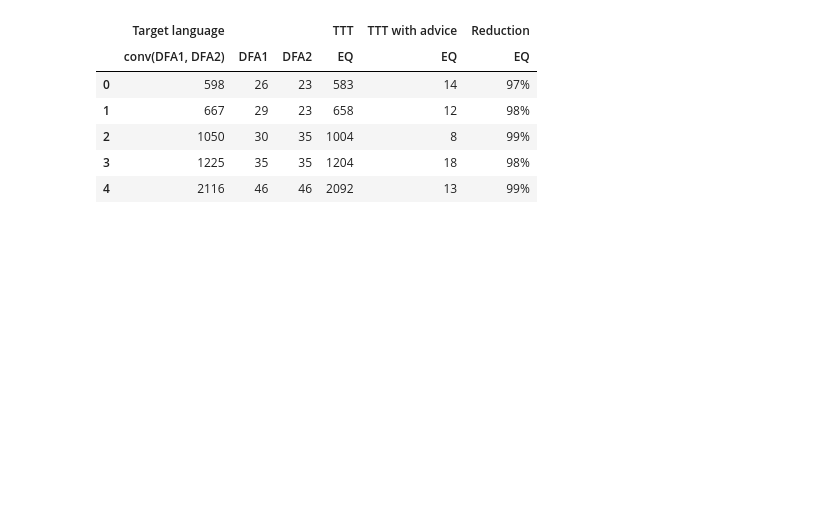
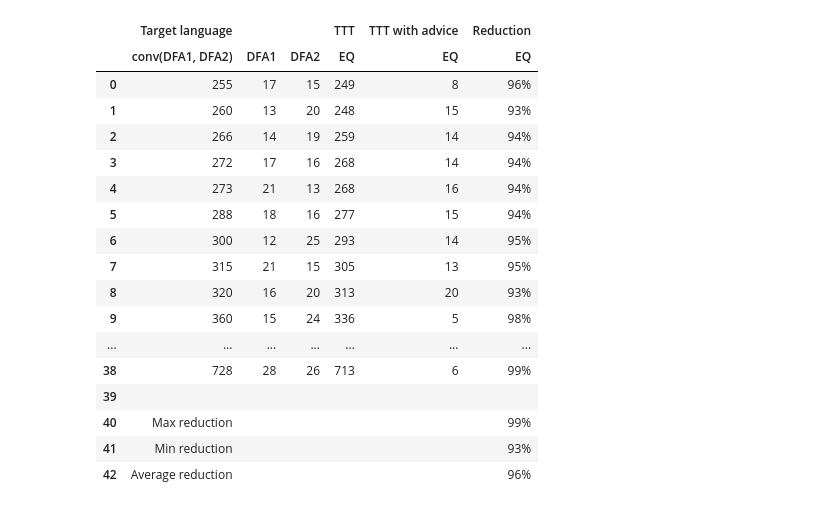
Before and after one commit to michalfica/Learning-automata-with-SRS-, a Jupyter notebook: test_algorithm/TTT/TTTExamples.ipynb, the cells around one changed output. Drawn from its saved outputs; the diff is of its cells as text; code cells hidden in the pictures; blank space fills up the shorter version.

```diff
--- a/test_algorithm/TTT/TTTExamples.ipynb
+++ b/test_algorithm/TTT/TTTExamples.ipynb
@@ -59,4 +64,9 @@ class Record:
 
     def print_target(self):
         print(self.target.print_complete_description())
+# %%
+def getNumberofEQ(s):
+    for l in s.splitlines():
+        if l.startswith("Learning rounds"):
+            return l.split()[-1]
 # %%
@@ -189,25 +217,63 @@ def create_table(columns, data):
+# %%
+def create_table(columns, data):
+    columns = pd.MultiIndex.from_tuples(columns)
+    df = pd.DataFrame(data, columns=columns)
+
+    avg_eq_red = df[(('Reduction', 'EQ'))].mean()
+    max_eq_red = df[(('Reduction', 'EQ'))].max()
+    min_eq_red = df[(('Reduction', 'EQ'))].min()
+    empty_row = pd.DataFrame([[""] * df.shape[1]], columns=df.columns)
+
+    def set_params(row, params):
+        for k, v in params:
+            row[columns[k]] = v
+
+    max_red_row = copy.deepcopy(empty_row)
+    set_params(row=max_red_row, params=[(0, "Max reduction"), (-1, int(max_eq_red))])
+    min_red_row = copy.deepcopy(empty_row)
+    set_params(row=min_red_row, params=[(0, "Min reduction"), (-1, int(min_eq_red))])
+    avg_red_row = copy.deepcopy(empty_row)
+    set_params(row=avg_red_row, params=[(0, "Average reduction"), (-1, int(avg_eq_red))])
+
+    rows = [empty_row, max_red_row, min_red_row, avg_red_row]
+    for row in rows:
+        df = pd.concat([df, row], ignore_index=True)
+
+    df[('Reduction', 'EQ')] = df[('Reduction', 'EQ')].apply(lambda x: f'{x}%' if isinstance(x, int) else x)
+    return df
 # %%
-eqs = [583, 658, 1004, 1204, 2092]
-eqs_as = [14, 12, 8, 18, 13]
-red = ((np.array(eqs) - np.array(eqs_as)) / np.array(eqs)) * 100
+ttt_eqs = [r.ttt_eq for r in results]
+ttt_wa_eqs = [r.ttt_wa_eq for r in results]
+red = ((np.array(ttt_eqs) - np.array(ttt_wa_eqs)) / np.array(ttt_eqs)) * 100
 
 columns = [('Target language', 'conv(DFA1, DFA2)'), ('Target language', 'DFA1'), ('Target language', 'DFA2'), ('TTT', 'EQ'), ('TTT with advice', 'EQ'), ('Reduction', 'EQ')]
 data = {
     columns[0]: [r.conv for r in results],
     columns[1]: [r.d1 for r in results],
     columns[2]: [r.d2 for r in results],
-    columns[3]: [583, 658, 1004, 1204, 2092],
-    columns[4]: [14, 12, 8, 18, 13],
+    columns[3]: ttt_eqs,
+    columns[4]: ttt_wa_eqs,
     columns[5]: [int(r) for r in red]
 }
 
 df = create_table(columns=columns, data=data)
 display(df)
 # %% [output]
 |  | Target language |  |  | TTT | TTT with advice | Reduction |
 |  | conv(DFA1, DFA2) | DFA1 | DFA2 | EQ | EQ | EQ |
-| 0 | 598 | 26 | 23 | 583 | 14 | 97% |
-| 1 | 667 | 29 | 23 | 658 | 12 | 98% |
-| 2 | 1050 | 30 | 35 | 1004 | 8 | 99% |
-| 3 | 1225 | 35 | 35 | 1204 | 18 | 98% |
-| 4 | 2116 | 46 | 46 | 2092 | 13 | 99% |
+| 0 | 255 | 17 | 15 | 249 | 8 | 96% |
+| 1 | 260 | 13 | 20 | 248 | 15 | 93% |
+| 2 | 266 | 14 | 19 | 259 | 14 | 94% |
+| 3 | 272 | 17 | 16 | 268 | 14 | 94% |
+| 4 | 273 | 21 | 13 | 268 | 16 | 94% |
+| 5 | 288 | 18 | 16 | 277 | 15 | 94% |
+| 6 | 300 | 12 | 25 | 293 | 14 | 95% |
+| 7 | 315 | 21 | 15 | 305 | 13 | 95% |
+| 8 | 320 | 16 | 20 | 313 | 20 | 93% |
+| 9 | 360 | 15 | 24 | 336 | 5 | 98% |
+| ... | ... | ... | ... | ... | ... | ... |
+| 38 | 728 | 28 | 26 | 713 | 6 | 99% |
+| 39 |  |  |  |  |  |  |
+| 40 | Max reduction |  |  |  |  | 99% |
+| 41 | Min reduction |  |  |  |  | 93% |
+| 42 | Average reduction |  |  |  |  | 96% |
```
Also changed, not shown: parts of 6 cells of this notebook.
